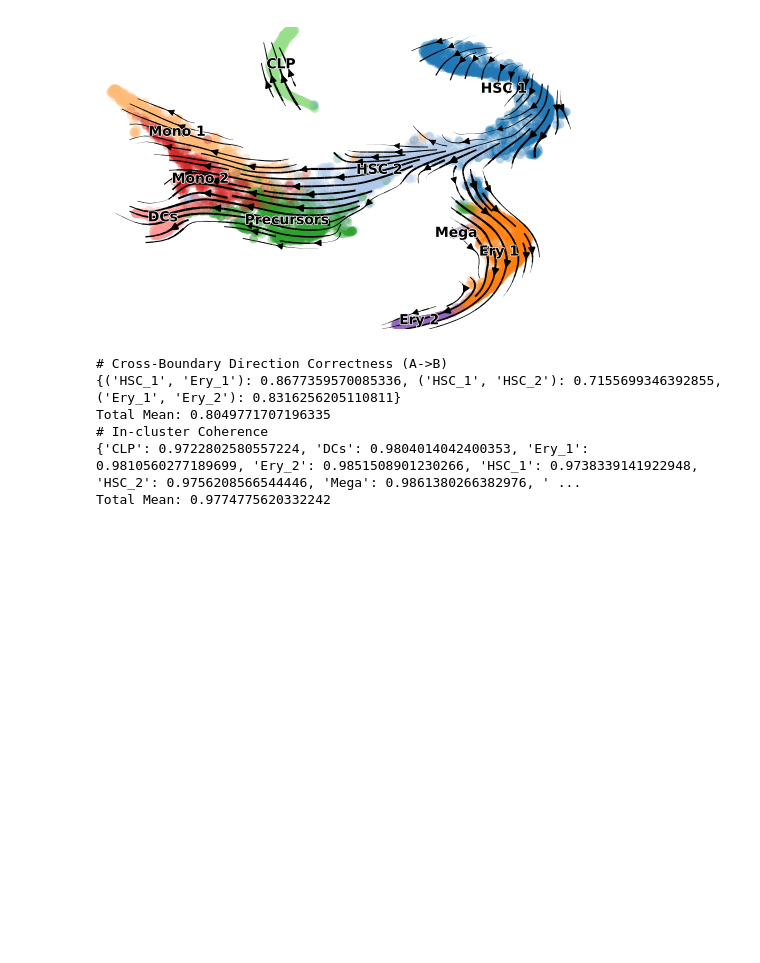
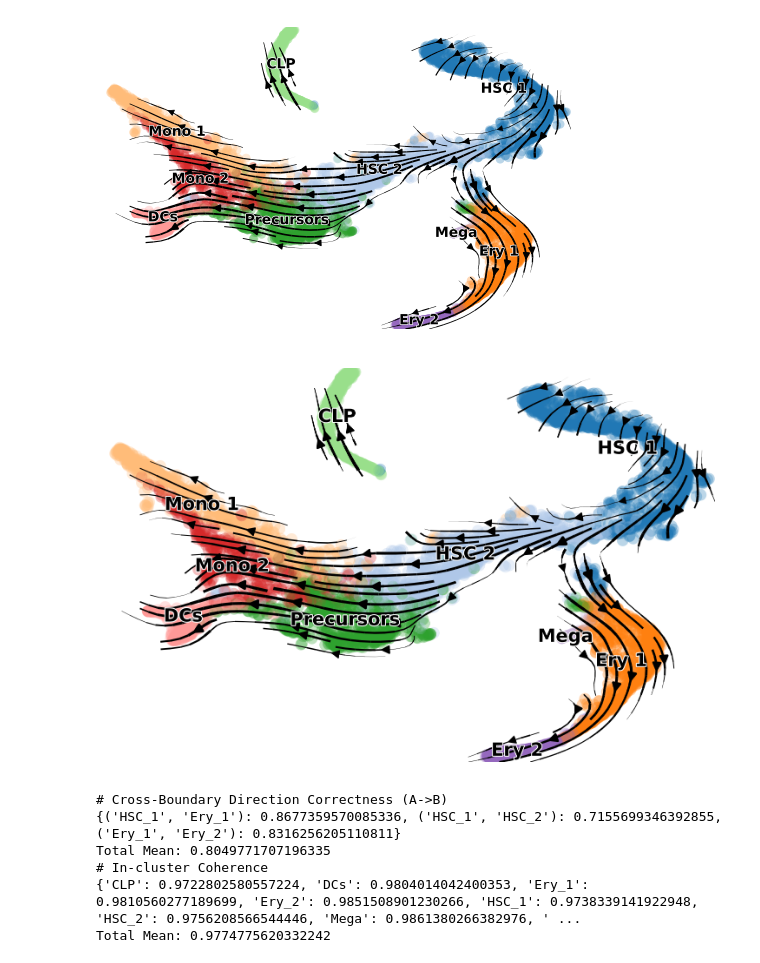
Before and after one commit to StatBiomed/UniTVelo, a Jupyter notebook: notebooks/Figure3_BoneMarrow.ipynb, the cells around one changed output. Saved outputs shown, nothing was run; the diff lists cells and outputs as text; code cells hidden in the pictures; blank space fills up the shorter version.

```diff
--- a/notebooks/Figure3_BoneMarrow.ipynb
+++ b/notebooks/Figure3_BoneMarrow.ipynb
@@ -114,6 +116,11 @@ scv.pl.velocity_embedding_stream(adata, color=adata.uns['label'], dpi=100, title
 ---> Use Diffusion Pseudotime as initial.
 [figure]
 [figure]
+# %%
+scv.pl.velocity_embedding_stream(adata, color=adata.uns['label'], dpi=300, title='',
+    save='figures/HumanBoneMarrow.png')
+# %% [output]
+[figure, added]
 # %%
 scv.pp.neighbors(adata)
 adata_velo = adata[:, adata.var.loc[adata.var['velocity_genes'] == True].index]
```
Also changed, not shown: parts of 2 cells of this notebook, 8 other files.
